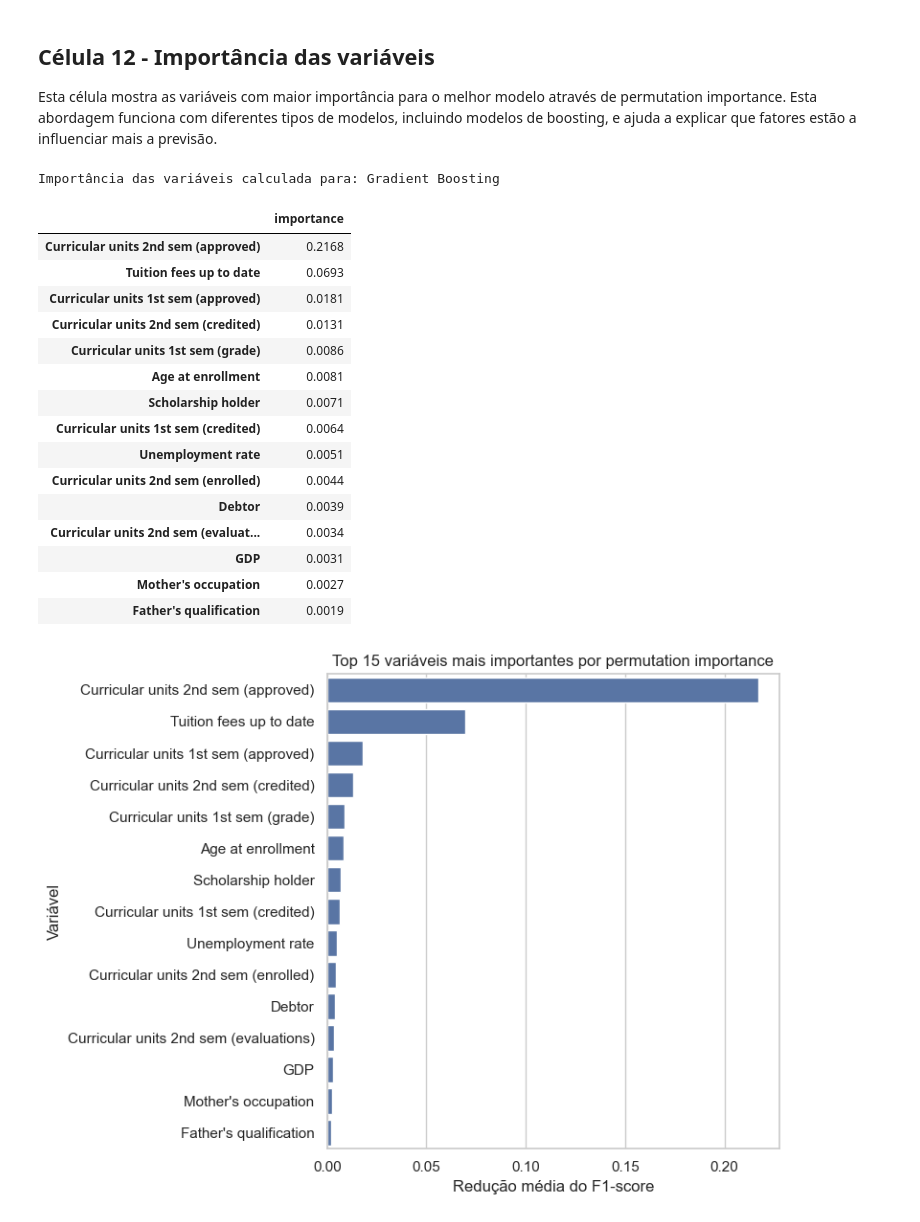
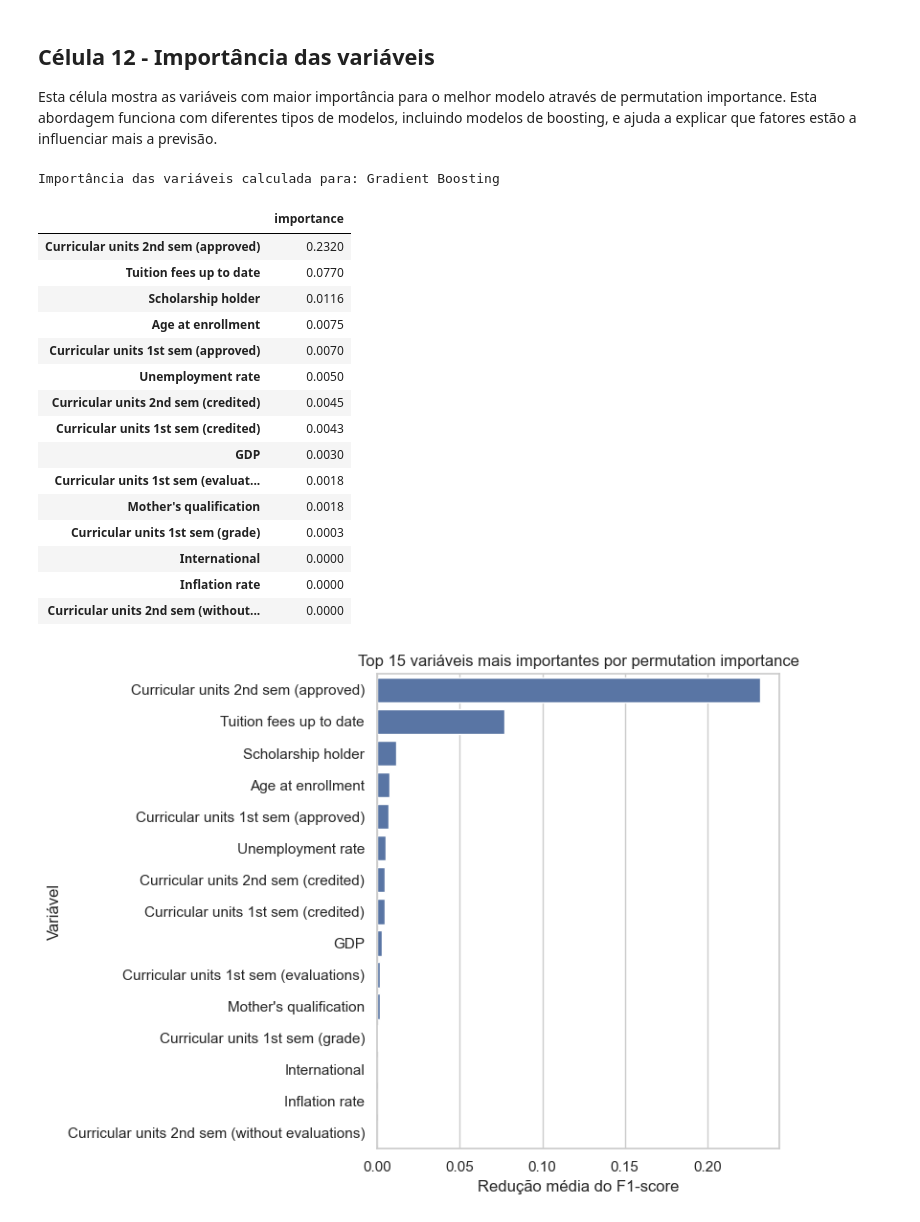
Before and after one commit to goncaloosimoes/iaa-project-1, a Jupyter notebook: notebook.ipynb, the cells around one changed output. Drawn from its saved outputs; the diff is of its cells as text; code cells hidden in the pictures.

```diff
--- a/notebook.ipynb
+++ b/notebook.ipynb
@@ -335,10 +336,10 @@ if df.empty or TARGET_COL not in df.columns:
 else:
     models = {
         'Logistic Regression': LogisticRegression(max_iter=2000, class_weight='balanced', random_state=RANDOM_STATE),
-        'Random Forest': RandomForestClassifier(n_estimators=400, class_weight='balanced', random_state=RANDOM_STATE),
-        'AdaBoost': AdaBoostClassifier(n_estimators=250, learning_rate=0.05, random_state=RANDOM_STATE),
-        'Gradient Boosting': GradientBoostingClassifier(n_estimators=250, learning_rate=0.05, max_depth=3, random_state=RANDOM_STATE),
-        'Hist Gradient Boosting': HistGradientBoostingClassifier(max_iter=250, learning_rate=0.05, class_weight='balanced', random_state=RANDOM_STATE)
+        'Random Forest': RandomForestClassifier(n_estimators=250, class_weight='balanced', random_state=RANDOM_STATE),
+        'AdaBoost': AdaBoostClassifier(n_estimators=150, learning_rate=0.05, random_state=RANDOM_STATE),
+        'Gradient Boosting': GradientBoostingClassifier(n_estimators=150, learning_rate=0.05, max_depth=3, random_state=RANDOM_STATE),
+        'Hist Gradient Boosting': HistGradientBoostingClassifier(max_iter=150, learning_rate=0.05, class_weight='balanced', random_state=RANDOM_STATE)
     }
 
     cv = StratifiedKFold(n_splits=5, shuffle=True, random_state=RANDOM_STATE)
@@ -484,46 +485,46 @@ Esta célula mostra as variáveis com maior importância para o melhor modelo at
 # %%
 # Celula 12 - Importância das variáveis para o melhor modelo
 if df.empty or TARGET_COL not in df.columns:
     print('Dados insuficientes para calcular importância de variáveis.')
 else:
     permutation = permutation_importance(
         best_pipeline,
         X_test,
         y_test,
-        n_repeats=5,
+        n_repeats=3,
         random_state=RANDOM_STATE,
         scoring='f1',
         n_jobs=1
     )
     importances = pd.Series(permutation.importances_mean, index=X_test.columns)
     top_importances = importances.sort_values(ascending=False).head(15)
 
     print(f'Importância das variáveis calculada para: {best_model_name}')
     display(top_importances.rename('importance').to_frame().style.format('{:.4f}'))
 
     plt.figure(figsize=(8, 6))
     sns.barplot(x=top_importances.values, y=top_importances.index)
     plt.title('Top 15 variáveis mais importantes por permutation importance')
     plt.xlabel('Redução média do F1-score')
     plt.ylabel('Variável')
     plt.tight_layout()
     plt.show()
 # %% [output]
 Importância das variáveis calculada para: Gradient Boosting
 |  | importance |
-| Curricular units 2nd sem (approved) | 0.2168 |
-| Tuition fees up to date | 0.0693 |
-| Curricular units 1st sem (approved) | 0.0181 |
-| Curricular units 2nd sem (credited) | 0.0131 |
-| Curricular units 1st sem (grade) | 0.0086 |
-| Age at enrollment | 0.0081 |
-| Scholarship holder | 0.0071 |
-| Curricular units 1st sem (credited) | 0.0064 |
-| Unemployment rate | 0.0051 |
-| Curricular units 2nd sem (enrolled) | 0.0044 |
-| Debtor | 0.0039 |
-| Curricular units 2nd sem (evaluat... | 0.0034 |
-| GDP | 0.0031 |
-| Mother's occupation | 0.0027 |
-| Father's qualification | 0.0019 |
+| Curricular units 2nd sem (approved) | 0.2320 |
+| Tuition fees up to date | 0.0770 |
+| Scholarship holder | 0.0116 |
+| Age at enrollment | 0.0075 |
+| Curricular units 1st sem (approved) | 0.0070 |
+| Unemployment rate | 0.0050 |
+| Curricular units 2nd sem (credited) | 0.0045 |
+| Curricular units 1st sem (credited) | 0.0043 |
+| GDP | 0.0030 |
+| Curricular units 1st sem (evaluat... | 0.0018 |
+| Mother's qualification | 0.0018 |
+| Curricular units 1st sem (grade) | 0.0003 |
+| International | 0.0000 |
+| Inflation rate | 0.0000 |
+| Curricular units 2nd sem (without... | 0.0000 |
-[figure, old version]
+[figure, new version]
```
Also changed, not shown: parts of 15 cells of this notebook, 1 other file.
